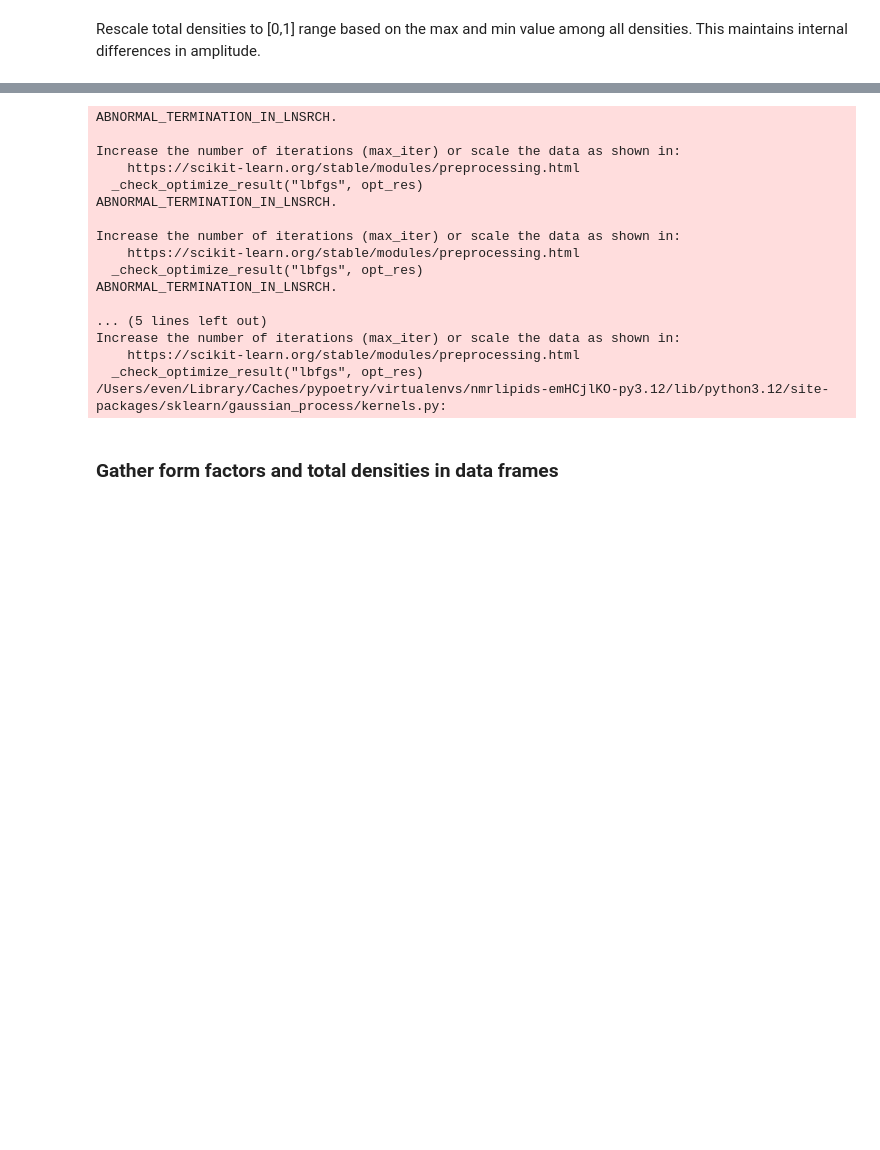
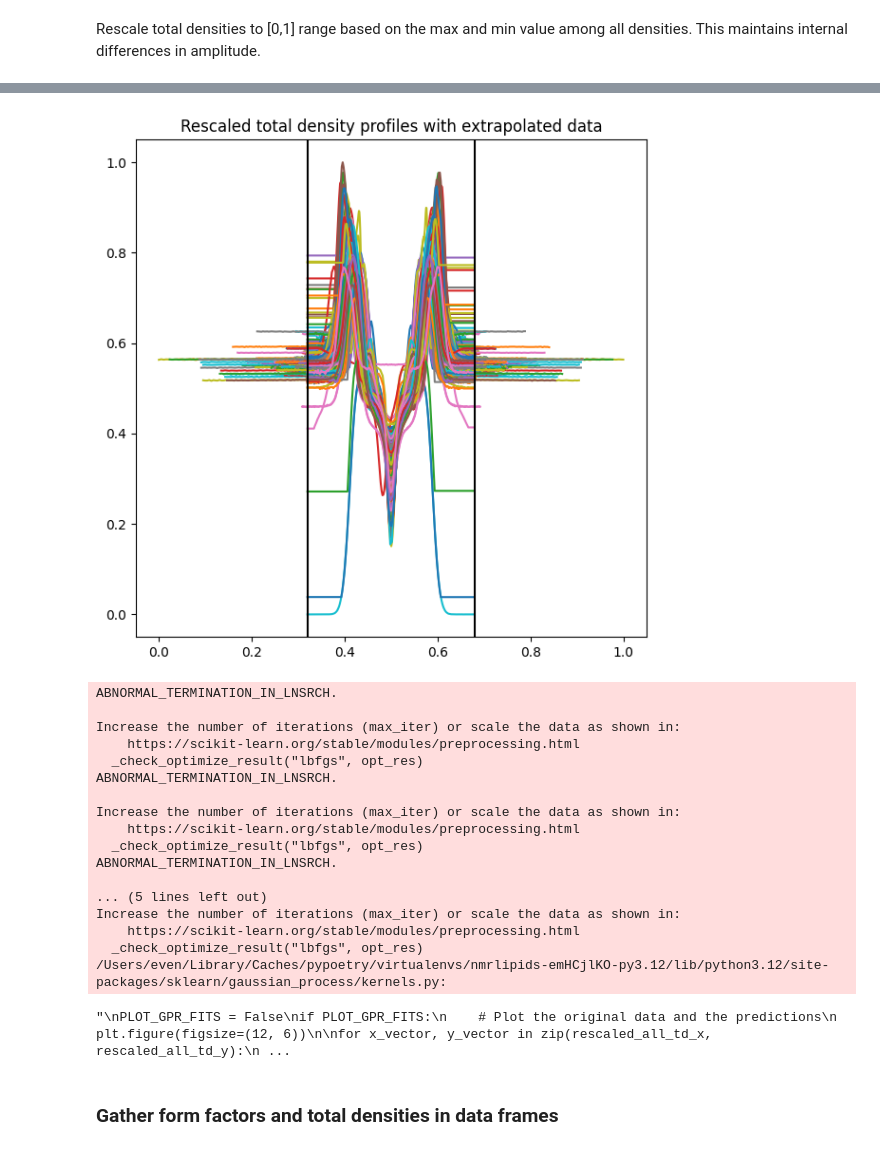
Before and after one commit to Simula-Consulting/NMRlipids, a Jupyter notebook: FormFactor_to_TotalDensity_model_training_walkthrough.ipynb, the cells around one changed output, grey strips where cells are left out. Cells and saved outputs as stored; diff of their text form; code cells hidden in the pictures; blank space fills up the shorter version.

```diff
--- a/FormFactor_to_TotalDensity_model_training_walkthrough.ipynb
+++ b/FormFactor_to_TotalDensity_model_training_walkthrough.ipynb
@@ -159,11 +120,11 @@ max_ff = max(max(sublist) for sublist in all_ff)
 max_td_x = max(max(sublist) for sublist in padded_td_x)
 max_td_y = max(max(sublist) for sublist in padded_td_y)
 
-# Min-max normalization
-def rescale_array(arr, min_value, max_value):
-    return (arr - min_value) / (max_value - min_value)
+# Rescale by providing global min and max
+def rescale(values, min_value, max_value):
+    return (values - min_value) / (max_value - min_value)
 
 # Apply to each sublist in ff and td x and y
-rescaled_all_ff = [rescale_array(ff, min_ff, max_ff) for ff in all_ff]
-rescaled_all_td_x = [rescale_array(td_x, min_td_x, max_td_x) for td_x in padded_td_x]
-rescaled_all_td_y = [rescale_array(td_y, min_td_y, max_td_y) for td_y in padded_td_y]
+rescaled_all_ff = [rescale(ff, min_ff, max_ff) for ff in all_ff]
+rescaled_all_td_x = [rescale(td_x, min_td_x, max_td_x) for td_x in padded_td_x]
+rescaled_all_td_y = [rescale(td_y, min_td_y, max_td_y) for td_y in padded_td_y]
@@ -182,11 +131,21 @@ plt.show()
+# %%
+# Plot rescaled total density profiles
+rescaled_start = rescale(x_interval_start, min_td_x, max_td_x)
+rescaled_end = rescale(x_interval_end, min_td_x, max_td_x)
+plot_densities(rescaled_all_td_x, rescaled_all_td_y, title='Rescaled total density profiles with extrapolated data', lines=[rescaled_start,rescaled_end])
+# %% [output]
+[figure, added]
 # %%
-from sklearn.gaussian_process import GaussianProcessRegressor
-from sklearn.gaussian_process.kernels import RBF, ConstantKernel
-import matplotlib.pyplot as plt
+# Interpolate with a Gaussian Process Regression to achieve a uniform x grid
 
 # Define the points for prediction
-uniform_x_range = np.linspace(rescale_array(x_interval_start, min_td_x, max_td_x), rescale_array(x_interval_end, min_td_x, max_td_x), 200).reshape(-1, 1)
+uniform_x_range = np.linspace(rescaled_start, rescaled_end, 200).reshape(-1, 1)
 
+# Interpolate y values on the uniform x grid using Gaussian Process Regression (GPR)
+standardized_y = interpolate_with_GPR(rescaled_all_td_x, rescaled_all_td_y, uniform_x_range)
+
+"""
+# Old code with plotting:
 # y values on the uniform x grid
 standardized_y = []
 
@@ -221,6 +180,7 @@ if PLOT_GPR_FITS:
     plt.ylabel('Predicted Y values')
     plt.legend()
     plt.show()
+"""
 # %% [output]
 ABNORMAL_TERMINATION_IN_LNSRCH.
 
@@ -239,6 +199,7 @@ Increase the number of iterations (max_iter) or scale the data as shown in:
     https://scikit-learn.org/stable/modules/preprocessing.html
   _check_optimize_result("lbfgs", opt_res)
 /Users/even/Library/Caches/pypoetry/virtualenvs/nmrlipids-emHCjlKO-py3.12/lib/python3.12/site-packages/sklearn/gaussian_process/kernels.py:
+"\nPLOT_GPR_FITS = False\nif PLOT_GPR_FITS:\n    # Plot the original data and the predictions\n    plt.figure(figsize=(12, 6))\n\nfor x_vector, y_vector in zip(rescaled_all_td_x, rescaled_all_td_y):\n ...
 # %% [markdown]
 ### Gather form factors and total densities in data frames
 # %% [markdown]
```
Also changed, not shown: parts of 24 cells of this notebook, 3 other files.
